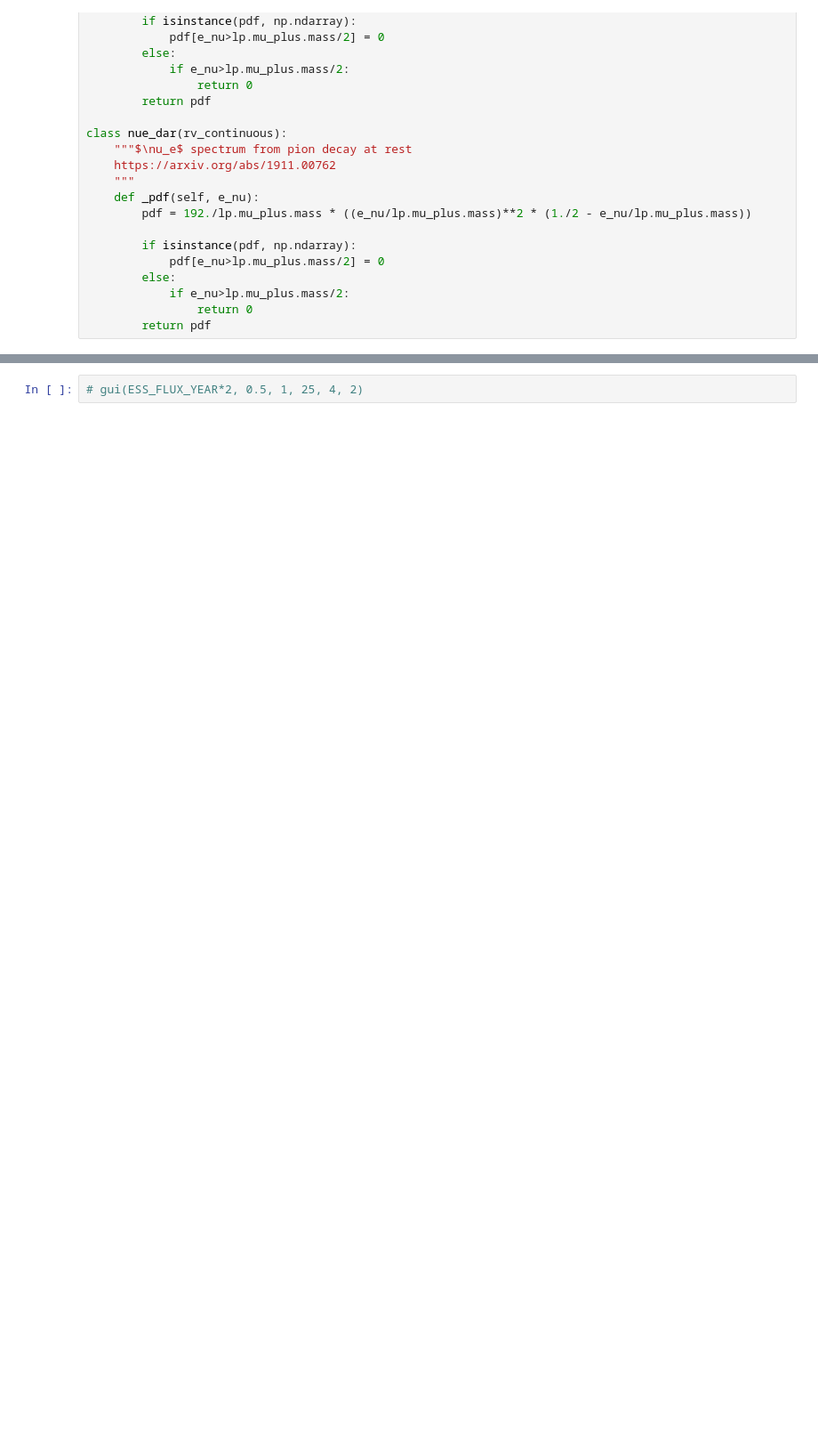
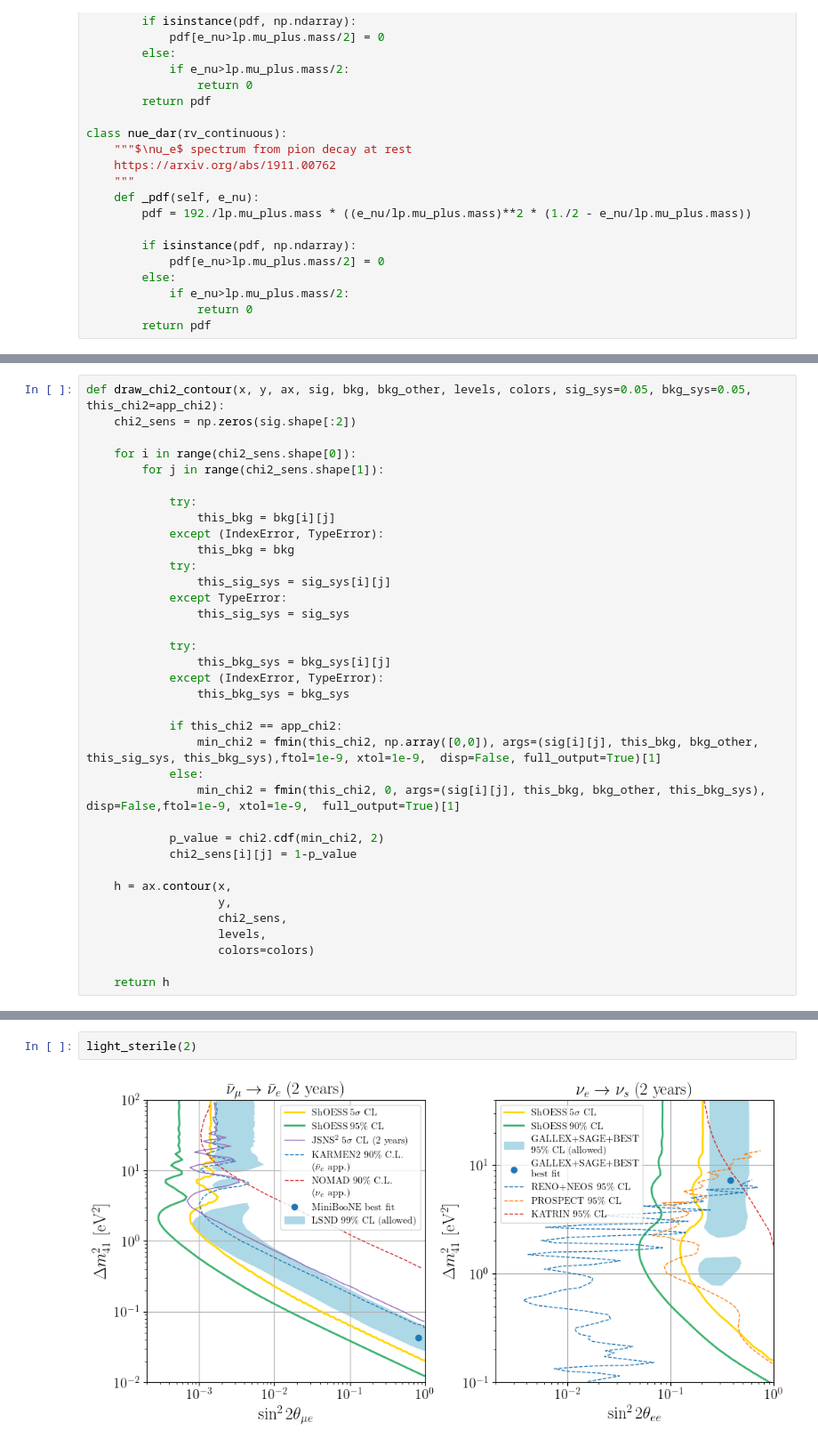
Before and after one commit to soleti/shoess, a Jupyter notebook: sensitivity_widget.ipynb, the cells around one changed output, grey strips where cells are left out. Shown: that part at 89% size. Cells and saved outputs as stored; diff of their text form; blank space fills up the shorter version.

```diff
--- a/sensitivity_widget.ipynb
+++ b/sensitivity_widget.ipynb
@@ -287 +498,37 @@ class FCMemoizer(FeldmanCousins):
+# %%
+def draw_chi2_contour(x, y, ax, sig, bkg, bkg_other, levels, colors, sig_sys=0.05, bkg_sys=0.05, this_chi2=app_chi2):
+    chi2_sens = np.zeros(sig.shape[:2])
+
+    for i in range(chi2_sens.shape[0]):
+        for j in range(chi2_sens.shape[1]):
+
+            try:
+                this_bkg = bkg[i][j]
+            except (IndexError, TypeError):
+                this_bkg = bkg
+            try:
+                this_sig_sys = sig_sys[i][j]
+            except TypeError:
+                this_sig_sys = sig_sys
+
+            try:
+                this_bkg_sys = bkg_sys[i][j]
+            except (IndexError, TypeError):
+                this_bkg_sys = bkg_sys
+
+            if this_chi2 == app_chi2:
+                min_chi2 = fmin(this_chi2, np.array([0,0]), args=(sig[i][j], this_bkg, bkg_other, this_sig_sys, this_bkg_sys),ftol=1e-9, xtol=1e-9,  disp=False, full_output=True)[1]
+            else:
+                min_chi2 = fmin(this_chi2, 0, args=(sig[i][j], this_bkg, bkg_other, this_bkg_sys), disp=False,ftol=1e-9, xtol=1e-9,  full_output=True)[1]
+
+            p_value = chi2.cdf(min_chi2, 2)
+            chi2_sens[i][j] = 1-p_value
+
+    h = ax.contour(x,
+                   y,
+                   chi2_sens,
+                   levels,
+                   colors=colors)
+
+    return h
 # %%
@@ -459,2 +646,4 @@ Number of carbon atoms: {n_c_atoms:.2e}""", raw=True)
 # %%
-# gui(ESS_FLUX_YEAR*2, 0.5, 1, 25, 4, 2)
+light_sterile(2)
+# %% [output]
+[figure, added]
```
Also changed, not shown: parts of 24 cells of this notebook, 9 other files.
